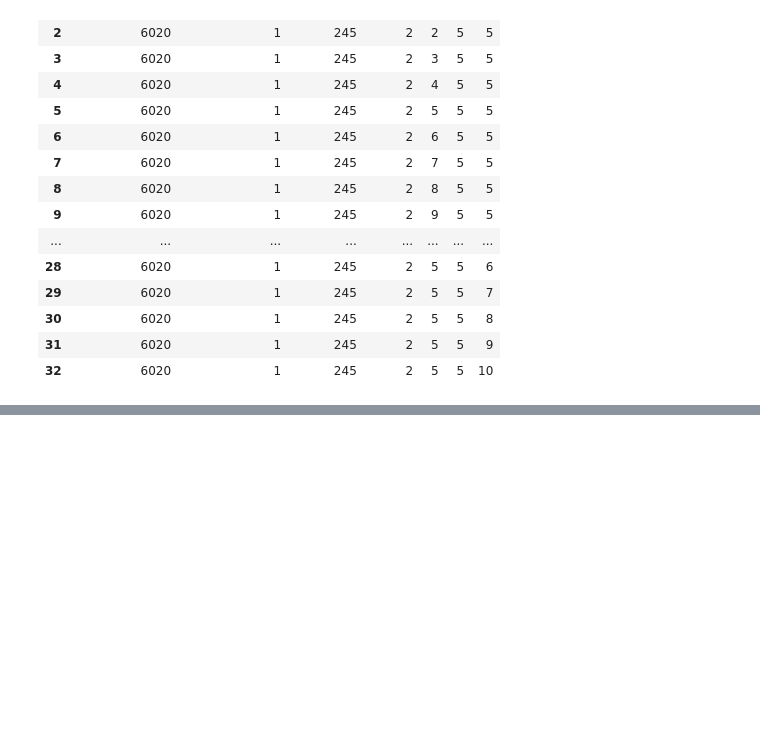
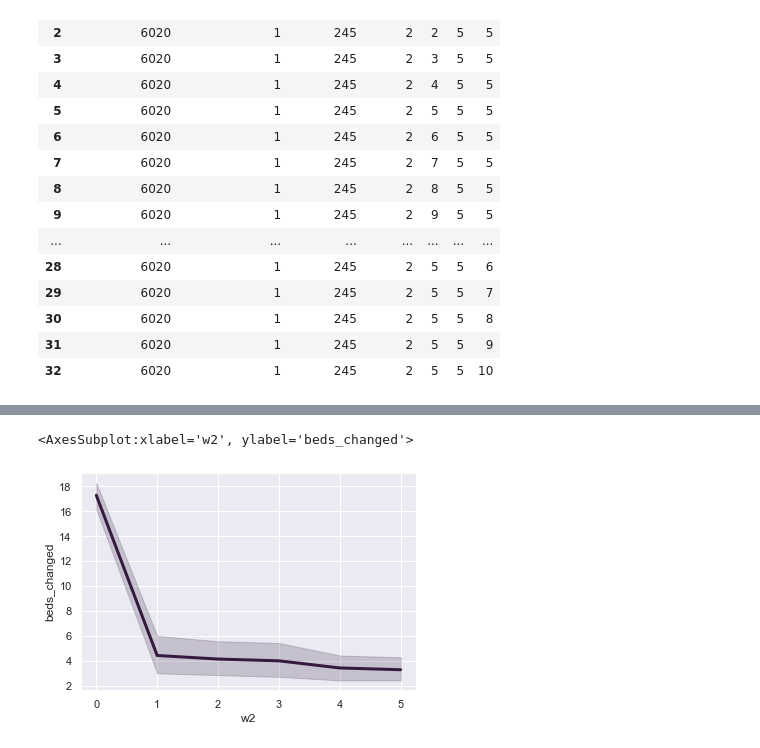
Before and after one commit to agucova/optint, a Jupyter notebook: sensitivity.ipynb, the cells around one changed output, grey strips where cells are left out. Saved outputs shown, nothing was run; the diff lists cells and outputs as text; code cells hidden in the pictures; blank space fills up the shorter version.

```diff
--- a/sensitivity.ipynb
+++ b/sensitivity.ipynb
@@ -3,9 +3,12 @@
 # %%
 import pandas as pd
 from tqdm import tqdm
-import seaborn as sb
+import seaborn as sns
+from matplotlib import pyplot as plt
 
 from model import optimize_beds
+
+sb.set_theme(palette="rocket")
 # %% [markdown]
 ## Efecto de los costos
 # %%
@@ -59,3 +62,6 @@ metrics
 | 30 | 6020 | 1 | 245 | 2 | 5 | 5 | 8 |
 | 31 | 6020 | 1 | 245 | 2 | 5 | 5 | 9 |
 | 32 | 6020 | 1 | 245 | 2 | 5 | 5 | 10 |
+# %%
+metricas_generales = pd.read_csv("cost_analysis.csv")
+metricas_generales
@@ -61,0 +113,5 @@ metrics
+# %%
+sns.lineplot(x="w2", y="beds_changed", data=metricas_generales, linewidth=3)
+# %% [output]
+<AxesSubplot:xlabel='w2', ylabel='beds_changed'>
+[figure, added]
```
Also changed, not shown: parts of 8 cells of this notebook, 4 other files.
